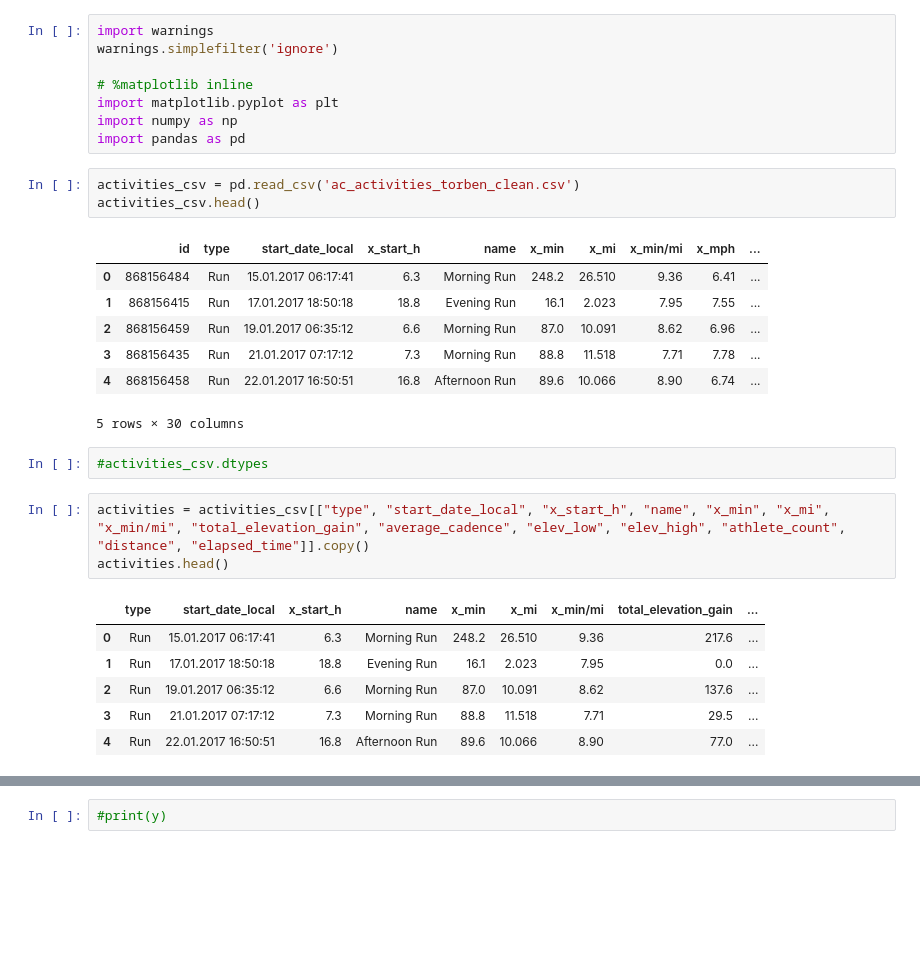
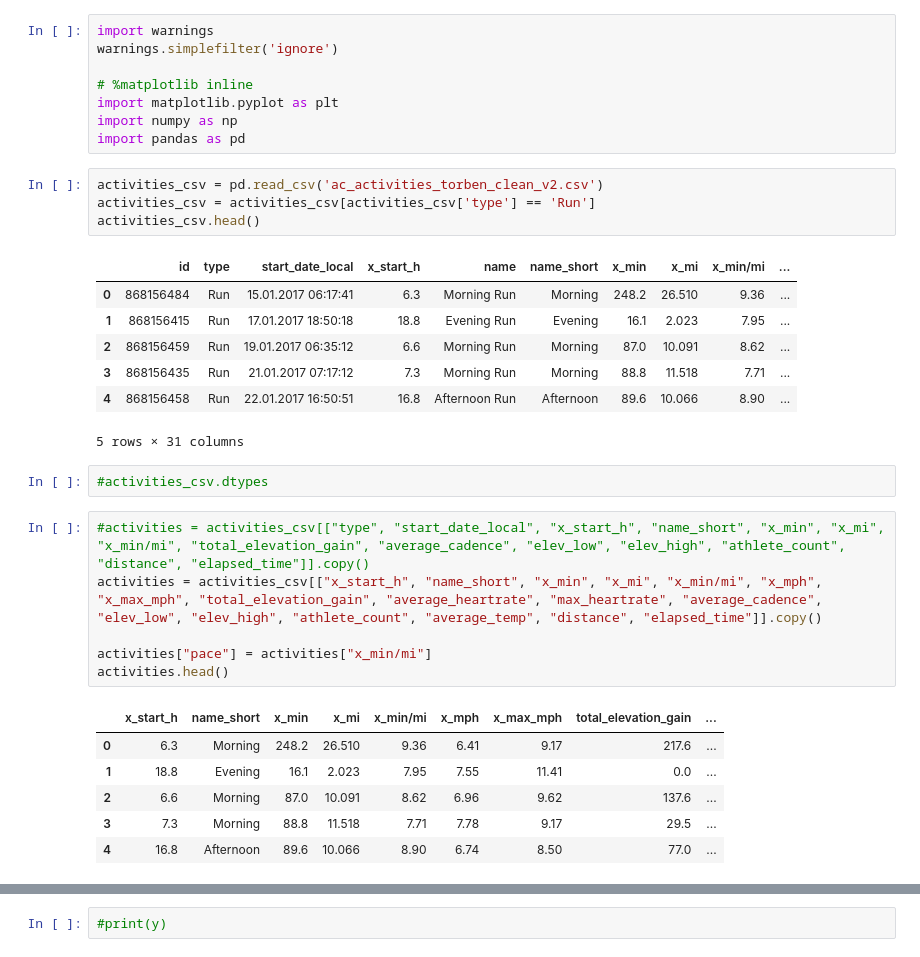
Before and after one commit to jmbruner37/fitness_tracking, a Jupyter notebook: ac_activities_torben_107.ipynb, the cells around one changed output, grey strips where cells are left out. Saved outputs shown, nothing was run; the diff lists cells and outputs as text; blank space fills up the shorter version.

```diff
--- a/ac_activities_torben_107.ipynb
+++ b/ac_activities_torben_107.ipynb
@@ -7,27 +7,31 @@ import matplotlib.pyplot as plt
 import numpy as np
 import pandas as pd
 # %%
-activities_csv = pd.read_csv('ac_activities_torben_clean.csv')
+activities_csv = pd.read_csv('ac_activities_torben_clean_v2.csv')
+activities_csv = activities_csv[activities_csv['type'] == 'Run']
 activities_csv.head()
 # %% [output]
-|  | id | type | start_date_local | x_start_h | name | x_min | x_mi | x_min/mi | x_mph | ... |
-| 0 | 868156484 | Run | 15.01.2017 06:17:41 | 6.3 | Morning Run | 248.2 | 26.510 | 9.36 | 6.41 | ... |
-| 1 | 868156415 | Run | 17.01.2017 18:50:18 | 18.8 | Evening Run | 16.1 | 2.023 | 7.95 | 7.55 | ... |
-| 2 | 868156459 | Run | 19.01.2017 06:35:12 | 6.6 | Morning Run | 87.0 | 10.091 | 8.62 | 6.96 | ... |
-| 3 | 868156435 | Run | 21.01.2017 07:17:12 | 7.3 | Morning Run | 88.8 | 11.518 | 7.71 | 7.78 | ... |
-| 4 | 868156458 | Run | 22.01.2017 16:50:51 | 16.8 | Afternoon Run | 89.6 | 10.066 | 8.90 | 6.74 | ... |
+|  | id | type | start_date_local | x_start_h | name | name_short | x_min | x_mi | x_min/mi | ... |
+| 0 | 868156484 | Run | 15.01.2017 06:17:41 | 6.3 | Morning Run | Morning | 248.2 | 26.510 | 9.36 | ... |
+| 1 | 868156415 | Run | 17.01.2017 18:50:18 | 18.8 | Evening Run | Evening | 16.1 | 2.023 | 7.95 | ... |
+| 2 | 868156459 | Run | 19.01.2017 06:35:12 | 6.6 | Morning Run | Morning | 87.0 | 10.091 | 8.62 | ... |
+| 3 | 868156435 | Run | 21.01.2017 07:17:12 | 7.3 | Morning Run | Morning | 88.8 | 11.518 | 7.71 | ... |
+| 4 | 868156458 | Run | 22.01.2017 16:50:51 | 16.8 | Afternoon Run | Afternoon | 89.6 | 10.066 | 8.90 | ... |
-5 rows × 30 columns
+5 rows × 31 columns
 # %%
 #activities_csv.dtypes
 # %%
-activities = activities_csv[["type", "start_date_local", "x_start_h", "name", "x_min", "x_mi", "x_min/mi", "total_elevation_gain", "average_cadence", "elev_low", "elev_high", "athlete_count", "distance", "elapsed_time"]].copy()
+#activities = activities_csv[["type", "start_date_local", "x_start_h", "name_short", "x_min", "x_mi", "x_min/mi", "total_elevation_gain", "average_cadence", "elev_low", "elev_high", "athlete_count", "distance", "elapsed_time"]].copy()
+activities = activities_csv[["x_start_h", "name_short", "x_min", "x_mi", "x_min/mi", "x_mph", "x_max_mph", "total_elevation_gain", "average_heartrate", "max_heartrate", "average_cadence", "elev_low", "elev_high", "athlete_count", "average_temp", "distance", "elapsed_time"]].copy()
+
+activities["pace"] = activities["x_min/mi"]
 activities.head()
 # %% [output]
-|  | type | start_date_local | x_start_h | name | x_min | x_mi | x_min/mi | total_elevation_gain | ... |
-| 0 | Run | 15.01.2017 06:17:41 | 6.3 | Morning Run | 248.2 | 26.510 | 9.36 | 217.6 | ... |
-| 1 | Run | 17.01.2017 18:50:18 | 18.8 | Evening Run | 16.1 | 2.023 | 7.95 | 0.0 | ... |
-| 2 | Run | 19.01.2017 06:35:12 | 6.6 | Morning Run | 87.0 | 10.091 | 8.62 | 137.6 | ... |
-| 3 | Run | 21.01.2017 07:17:12 | 7.3 | Morning Run | 88.8 | 11.518 | 7.71 | 29.5 | ... |
-| 4 | Run | 22.01.2017 16:50:51 | 16.8 | Afternoon Run | 89.6 | 10.066 | 8.90 | 77.0 | ... |
+|  | x_start_h | name_short | x_min | x_mi | x_min/mi | x_mph | x_max_mph | total_elevation_gain | ... |
+| 0 | 6.3 | Morning | 248.2 | 26.510 | 9.36 | 6.41 | 9.17 | 217.6 | ... |
+| 1 | 18.8 | Evening | 16.1 | 2.023 | 7.95 | 7.55 | 11.41 | 0.0 | ... |
+| 2 | 6.6 | Morning | 87.0 | 10.091 | 8.62 | 6.96 | 9.62 | 137.6 | ... |
+| 3 | 7.3 | Morning | 88.8 | 11.518 | 7.71 | 7.78 | 9.17 | 29.5 | ... |
+| 4 | 16.8 | Afternoon | 89.6 | 10.066 | 8.90 | 6.74 | 8.50 | 77.0 | ... |
 # %%
 activities = activities.dropna(how="any")
```
Also changed, not shown: parts of 13 cells of this notebook, 5 other files.
